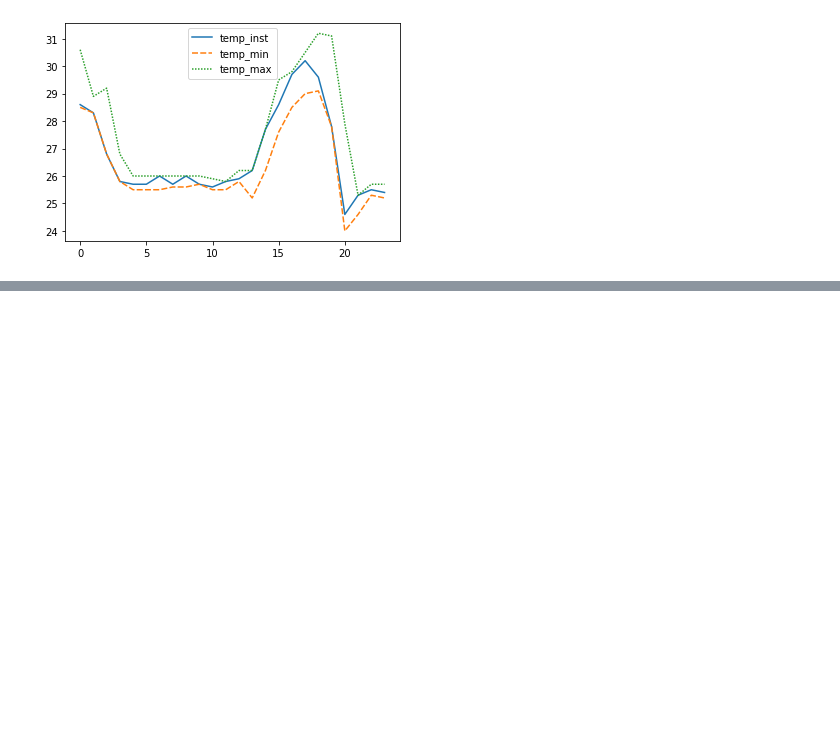
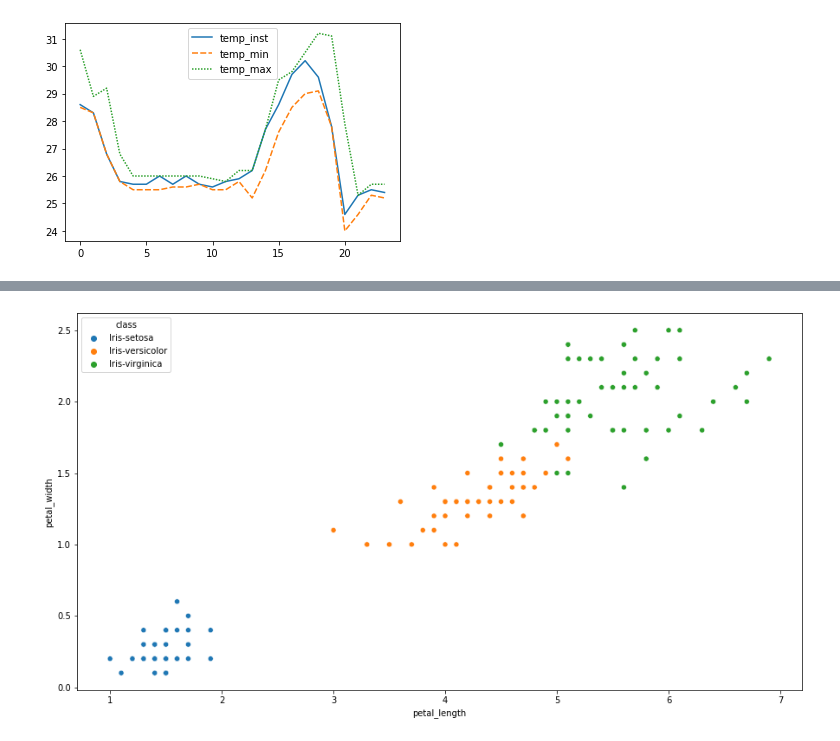
Before and after one commit to paulosalvatore/Ocean_CienciaDados_24_02_2021, a Jupyter notebook: Ocean_CienciaDados_24_02_2021.ipynb, the cells around one changed output, grey strips where cells are left out. Cells and saved outputs as stored; diff of their text form; code cells hidden in the pictures; blank space fills up the shorter version.

```diff
--- a/Ocean_CienciaDados_24_02_2021.ipynb
+++ b/Ocean_CienciaDados_24_02_2021.ipynb
@@ -128,0 +157,8 @@ fig.write_html('grafico.html')
+# %%
+import matplotlib.pyplot as plt
+
+fig = plt.subplots(figsize=(15, 8))
+
+sns.scatterplot(x='petal_length', y='petal_width', data=iris, hue='class');
+# %% [output]
+[figure, added]
```
Also changed, not shown: parts of 4 cells of this notebook.
